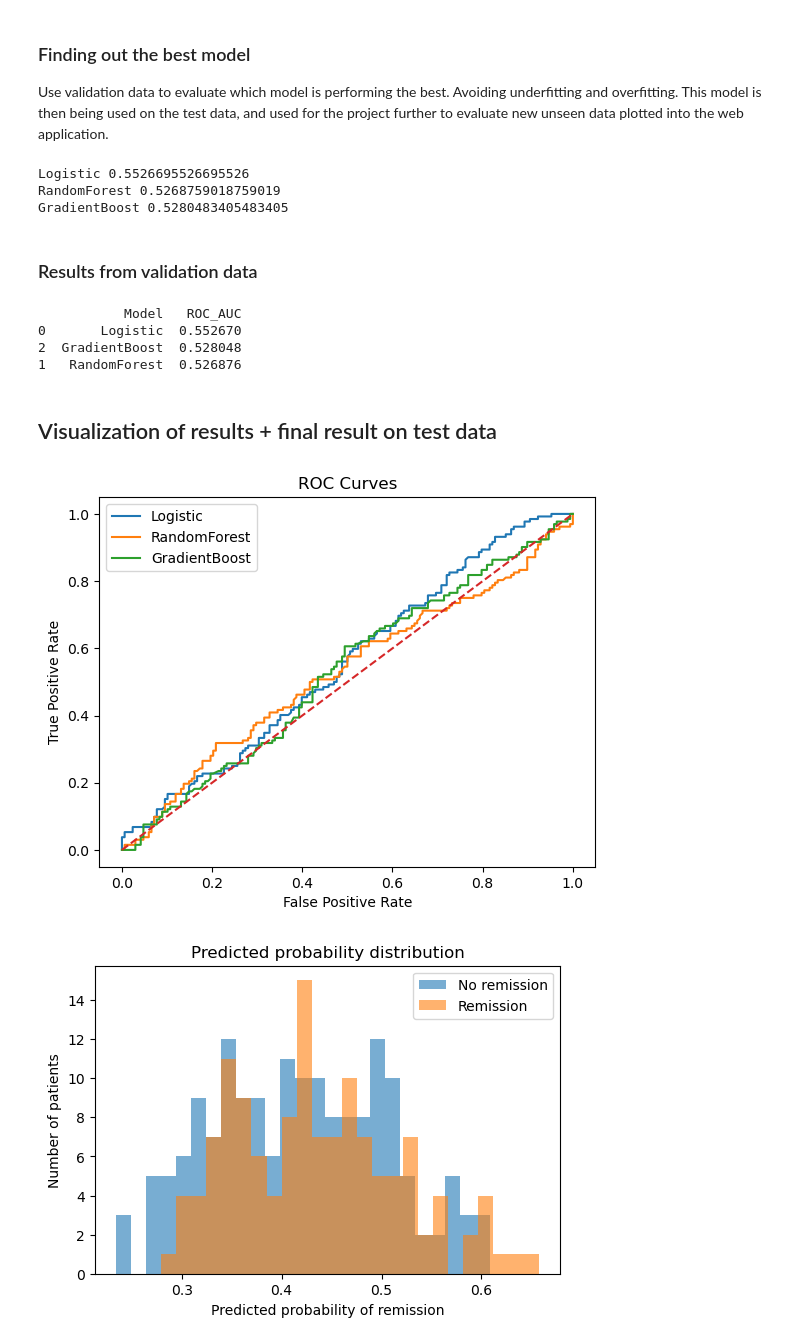
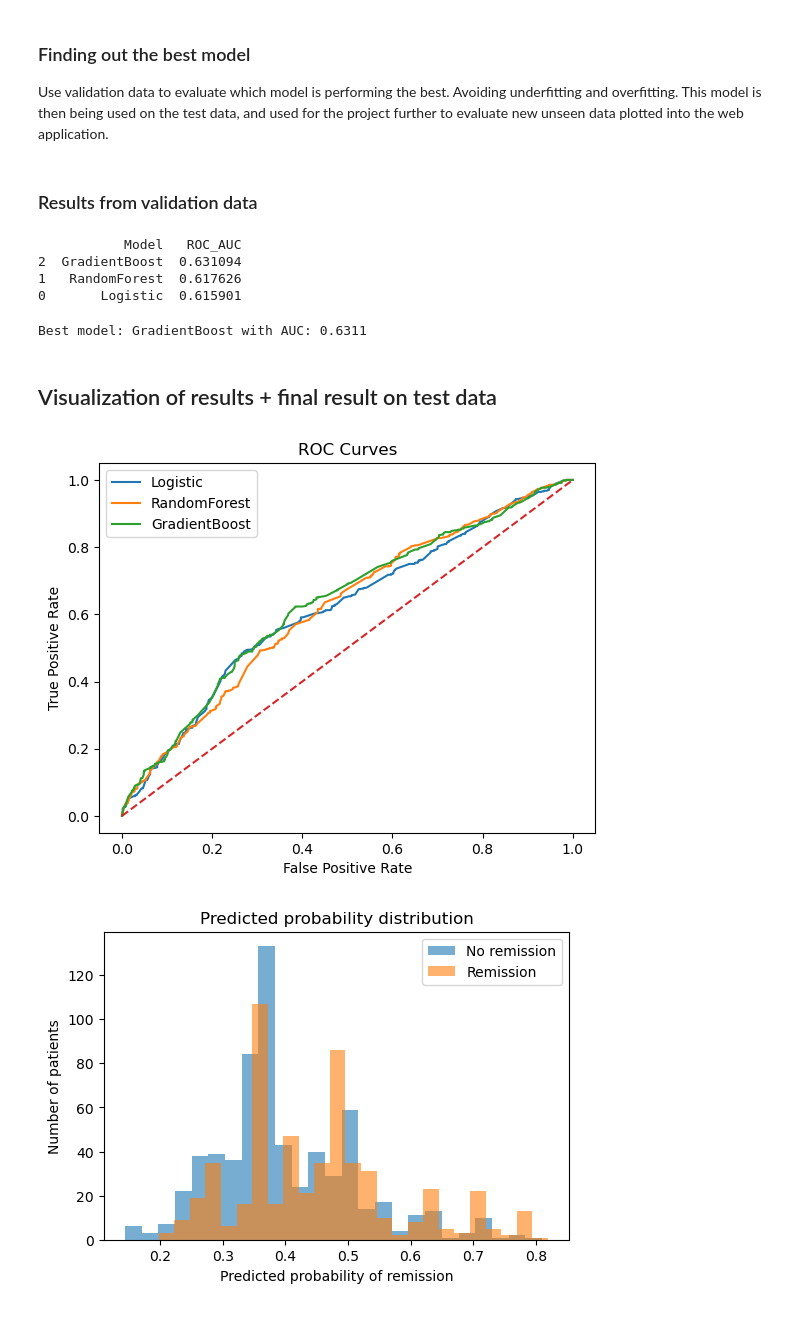
Before and after one commit to sofie-aa/Master-Thesis, a Jupyter notebook: Code/data_processing.ipynb, the cells around one changed output. Saved outputs shown, nothing was run; the diff lists cells and outputs as text; code cells hidden in the pictures.

```diff
--- a/Code/data_processing.ipynb
+++ b/Code/data_processing.ipynb
@@ -21,7 +21,7 @@ from sklearn.metrics import accuracy_score, precision_score, recall_score, f1_sc
 from sklearn.model_selection import GridSearchCV
 # %%
 # Load the dataset
-data = pd.read_csv('ect_remission_data.csv')
+data = pd.read_csv('ect_remission_synthetic.csv')
 # Display the first few rows of the dataset
 print(data.head())
 
@@ -395,17 +397,15 @@ Splitting the features into two different categories : Categorical and numeric.
 categorical_cols = [
     "Sex",
     "DepressionType",
-    "AntidepressantBeforeECT",
-    "AnxietyDisorder",
-    "PsychoticFeatures",
-    "PersonalityDisorder",
-    "Benzodiazepines",
     "InitialSetting",
     "Coercion"
 ]
 
 numeric_cols = [
-    "AgeGroup"
+    "AgeGroup",
+    "AnxietyDisorder",
+    "PsychoticFeatures",
+    "PersonalityDisorder"
 ]
 # %%
 print (X_train.columns)
@@ -537,15 +536,6 @@ models = {
     "RandomForest": bestmodel_rf,
     "GradientBoost": bestmodel_gb
 }
-
-for name, model in models.items():
-    probs = model.predict_proba(X_val)[:,1]
-    auc = roc_auc_score(y_val, probs)
-    print(name, auc)
-# %% [output]
-Logistic 0.5526695526695526
-RandomForest 0.5268759018759019
-GradientBoost 0.5280483405483405
 # %% [markdown]
 ### Results from validation data
 # %%
@@ -560,9 +550,17 @@ results_df = pd.DataFrame(results, columns=["Model", "ROC_AUC"])
 print(results_df.sort_values("ROC_AUC", ascending=False))
 # %% [output]
            Model   ROC_AUC
-0       Logistic  0.552670
-2  GradientBoost  0.528048
-1   RandomForest  0.526876
+2  GradientBoost  0.631094
+1   RandomForest  0.617626
+0       Logistic  0.615901
+# %%
+#Automate the evaluation of the best model on the test set
+best_model_name, best_model_auc = max(results, key=lambda x: x[1])
+print(f"Best model: {best_model_name} with AUC: {best_model_auc:.4f}")
+
+best_model = models[best_model_name]
+# %% [output]
+Best model: GradientBoost with AUC: 0.6311
 # %% [markdown]
 ## Visualization of results + final result on test data
 # %%
@@ -580,23 +578,21 @@ plt.title("ROC Curves")
 plt.legend()
 plt.show()
 # %% [output]
-[figure, old version]
+[figure, new version]
 # %%
-best_model = bestmodel_lr
-
 probs = best_model.predict_proba(X_val)[:,1]
 
 plt.figure(figsize=(6,4))
 
 plt.hist(probs[y_val==0], bins=25, alpha=0.6, label="No remission")
 plt.hist(probs[y_val==1], bins=25, alpha=0.6, label="Remission")
 
 plt.xlabel("Predicted probability of remission")
 plt.ylabel("Number of patients")
 plt.title("Predicted probability distribution")
 plt.legend()
 
 plt.show()
 # %% [output]
-[figure, old version]
+[figure, new version]
 # %%
```
Also changed, not shown: parts of 20 cells of this notebook.
